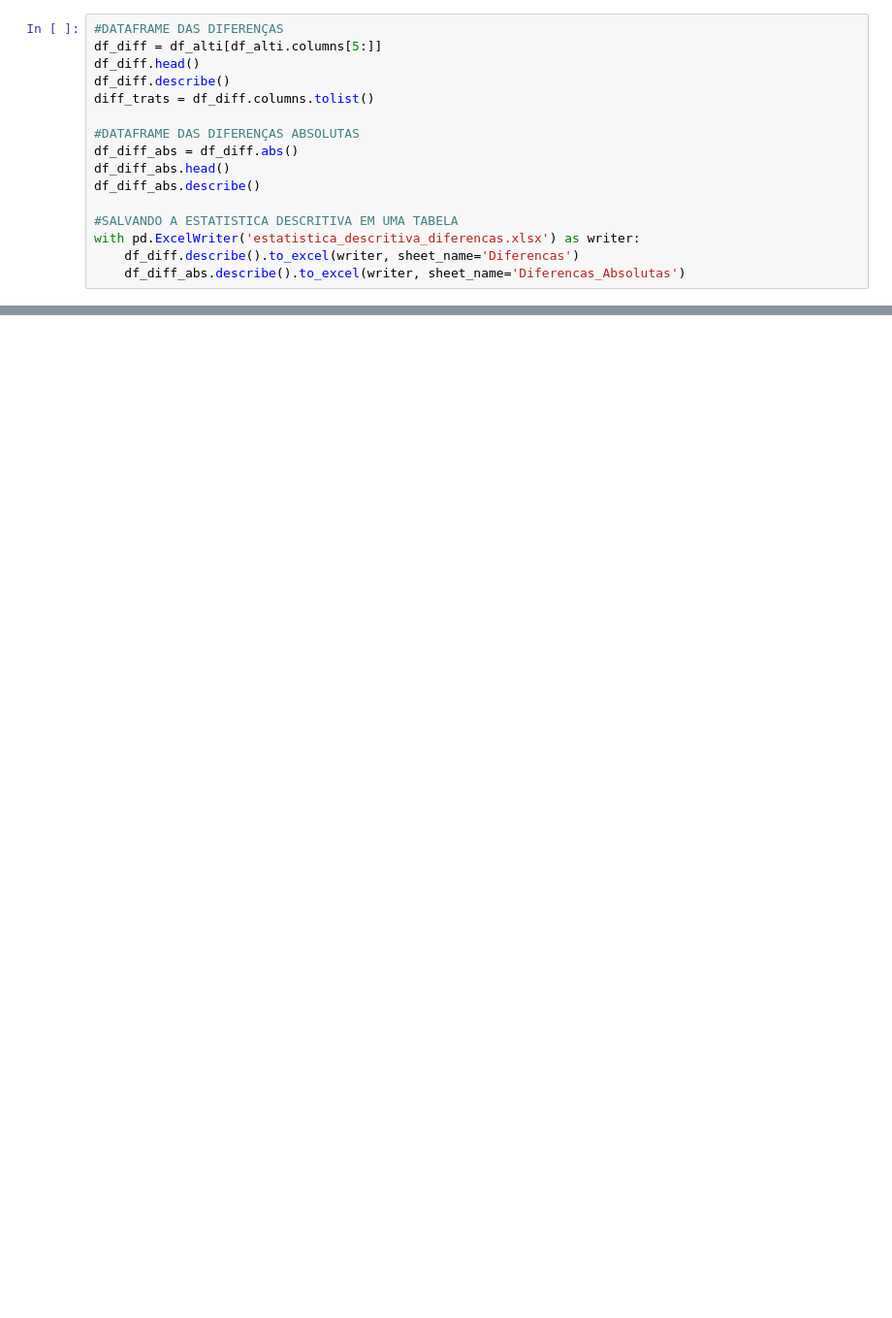
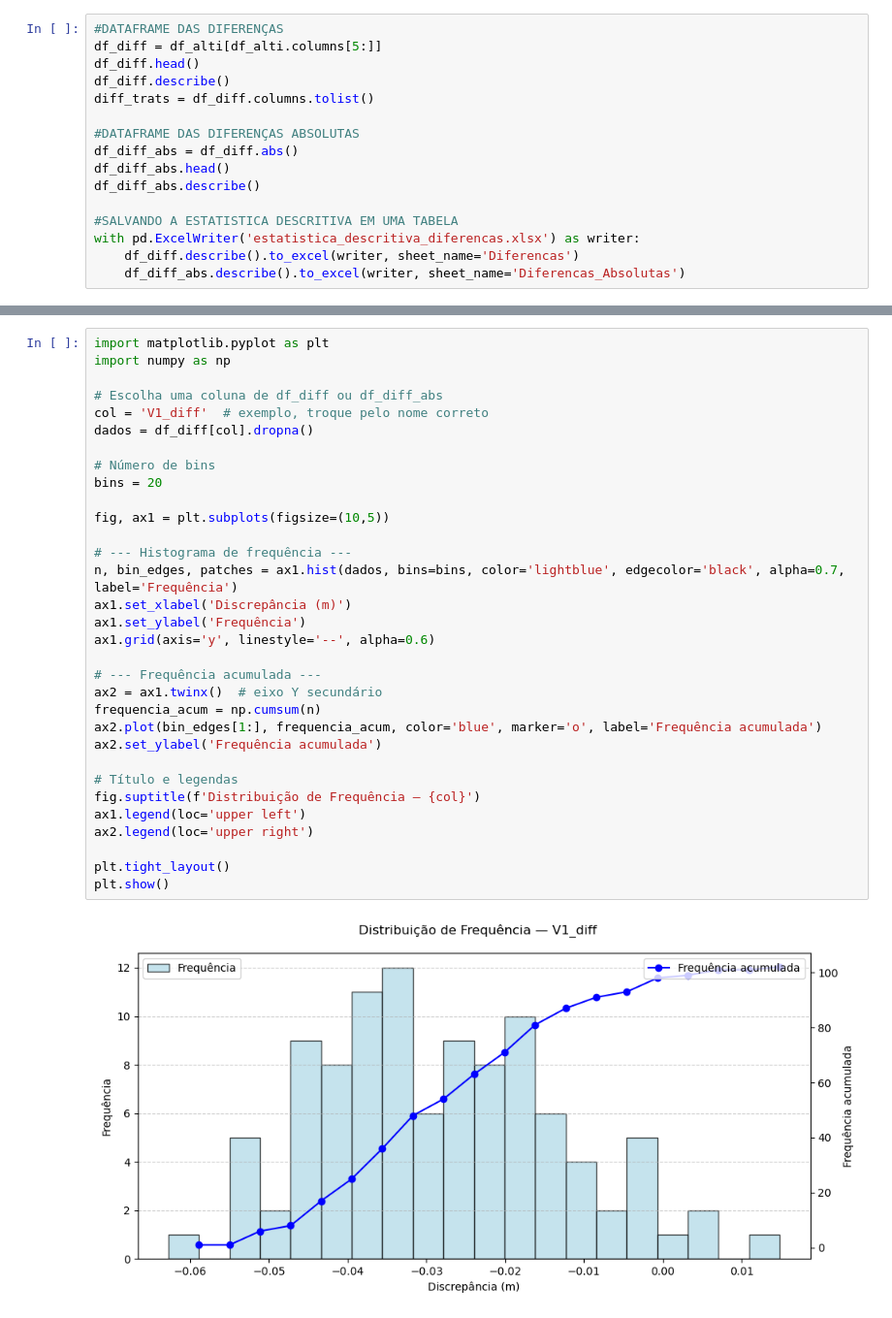
Before and after one commit to pedrolobato-hub/Artigo-RTX-Moto, a Jupyter notebook: STATS.ipynb, the cells around one changed output, grey strips where cells are left out. Shown at 97% size. Drawn from its saved outputs; the diff is of its cells as text; blank space fills up the shorter version.

```diff
--- a/STATS.ipynb
+++ b/STATS.ipynb
@@ -220,0 +192,34 @@ plt.savefig('violin_discrepancias.png', dpi=300, bbox_inches='tight')
+# %%
+import matplotlib.pyplot as plt
+import numpy as np
+
+# Escolha uma coluna de df_diff ou df_diff_abs
+col = 'V1_diff'  # exemplo, troque pelo nome correto
+dados = df_diff[col].dropna()
+
+# Número de bins
+bins = 20
+
+fig, ax1 = plt.subplots(figsize=(10,5))
+
+# --- Histograma de frequência ---
+n, bin_edges, patches = ax1.hist(dados, bins=bins, color='lightblue', edgecolor='black', alpha=0.7, label='Frequência')
+ax1.set_xlabel('Discrepância (m)')
+ax1.set_ylabel('Frequência')
+ax1.grid(axis='y', linestyle='--', alpha=0.6)
+
+# --- Frequência acumulada ---
+ax2 = ax1.twinx()  # eixo Y secundário
+frequencia_acum = np.cumsum(n)
+ax2.plot(bin_edges[1:], frequencia_acum, color='blue', marker='o', label='Frequência acumulada')
+ax2.set_ylabel('Frequência acumulada')
+
+# Título e legendas
+fig.suptitle(f'Distribuição de Frequência — {col}')
+ax1.legend(loc='upper left')
+ax2.legend(loc='upper right')
+
+plt.tight_layout()
+plt.show()
+# %% [output]
+[figure, added]
```
Also changed, not shown: parts of 7 cells of this notebook, 11 other files.
